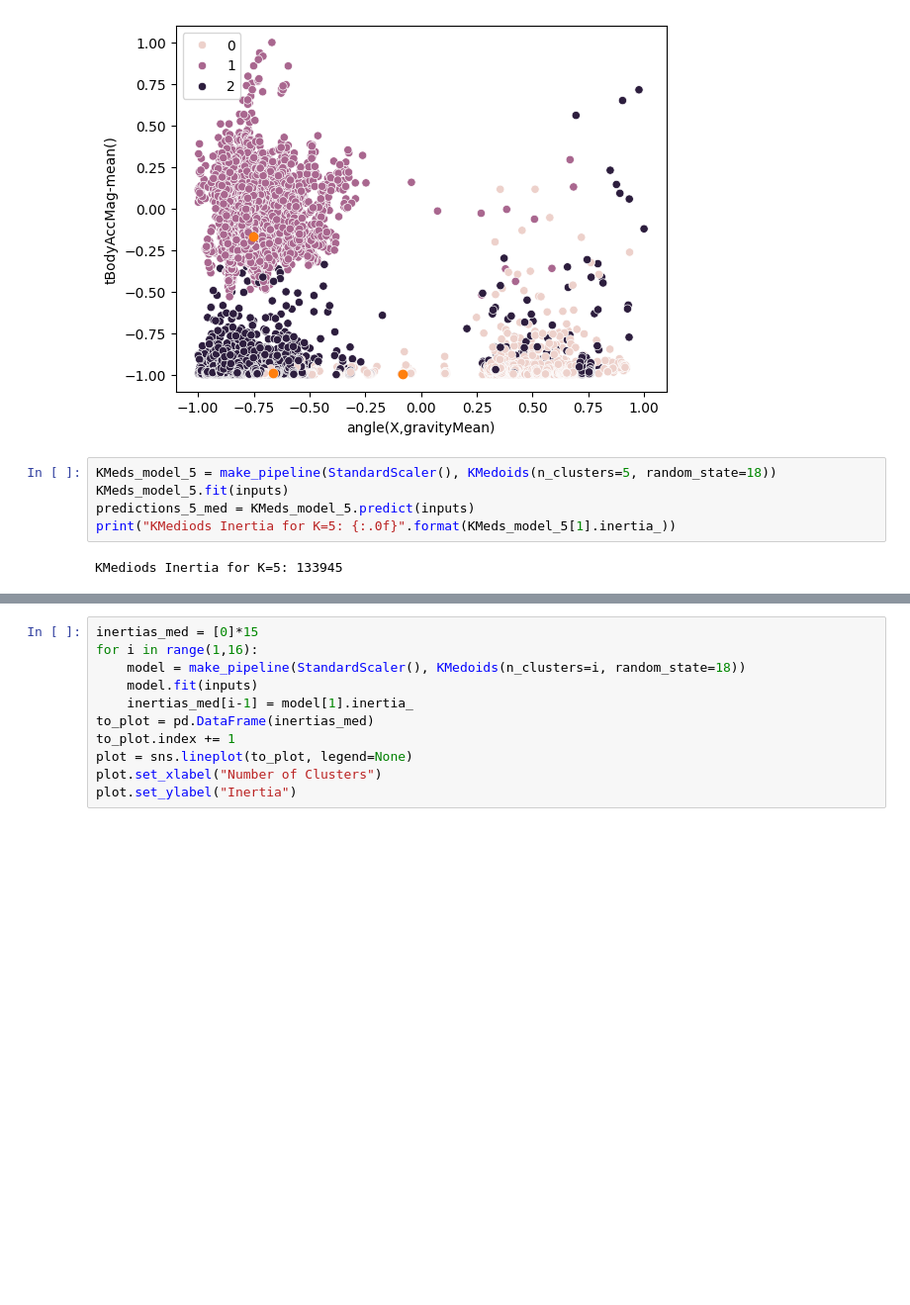
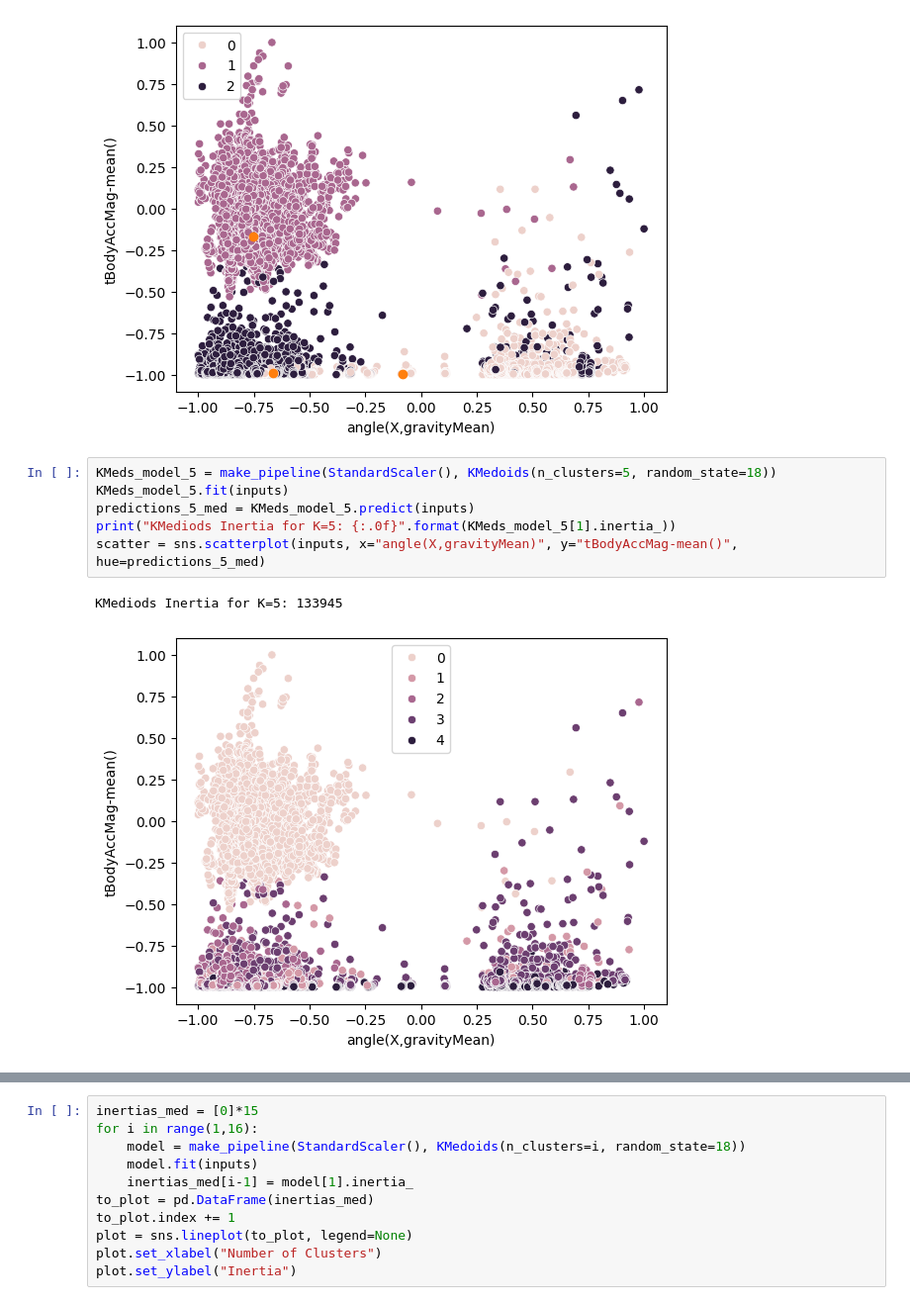
Before and after one commit to ZafeerAbbasi/MSE_413, a Jupyter notebook: Lab3/code/Part2.ipynb, the cells around one changed output, grey strips where cells are left out. Shown at 99% size. Drawn from its saved outputs; the diff is of its cells as text; blank space fills up the shorter version.

```diff
--- a/Lab3/code/Part2.ipynb
+++ b/Lab3/code/Part2.ipynb
@@ -79,10 +79,12 @@ KMediods Inertia for K=3: 134325
 # %%
 KMeds_model_5 = make_pipeline(StandardScaler(), KMedoids(n_clusters=5, random_state=18))
 KMeds_model_5.fit(inputs)
 predictions_5_med = KMeds_model_5.predict(inputs)
 print("KMediods Inertia for K=5: {:.0f}".format(KMeds_model_5[1].inertia_))
+scatter = sns.scatterplot(inputs, x="angle(X,gravityMean)", y="tBodyAccMag-mean()", hue=predictions_5_med)
 # %% [output]
 KMediods Inertia for K=5: 133945
+[figure, added]
 # %%
 KMeds_model_10 = make_pipeline(StandardScaler(), KMedoids(n_clusters=10, random_state=18))
 KMeds_model_10.fit(inputs)
```
Also changed, not shown: parts of 1 cell of this notebook, 1 other file.
